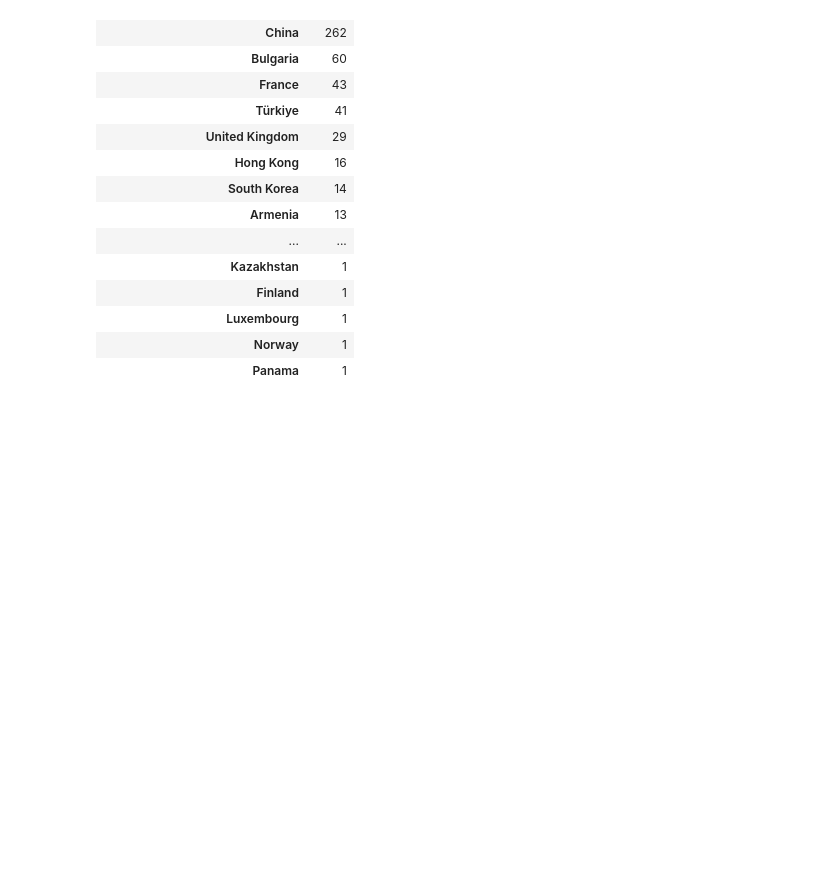
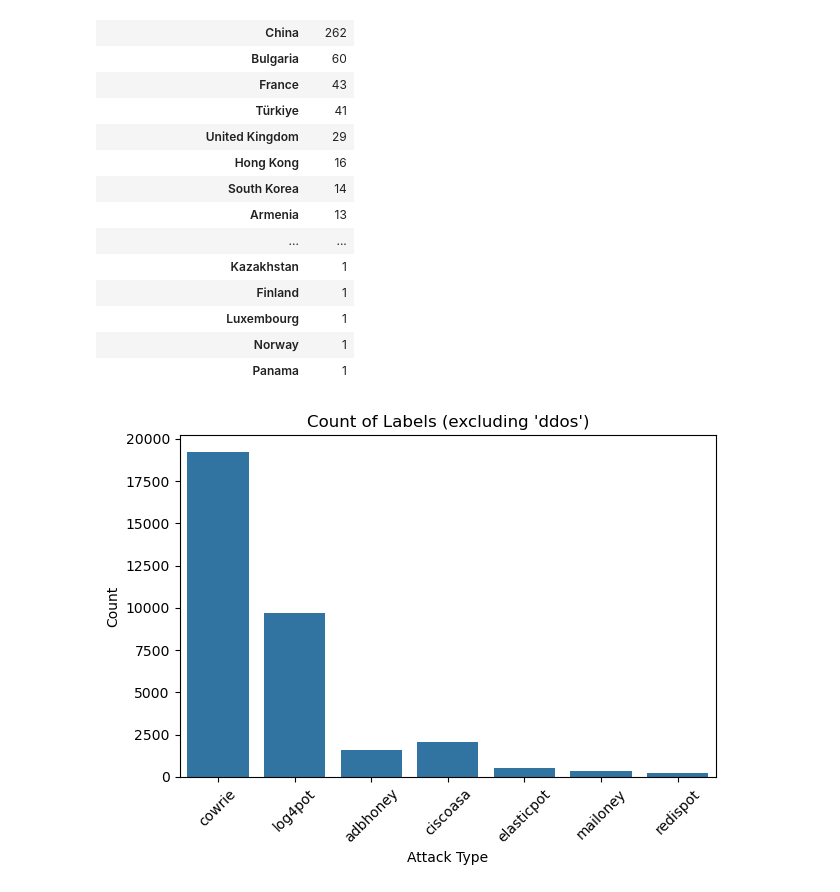
Before and after one commit to Totally-Kyle/The-CyberChase, a Jupyter notebook: EDA.ipynb, the cells around one changed output. Drawn from its saved outputs; the diff is of its cells as text; code cells hidden in the pictures; blank space fills up the shorter version.

```diff
--- a/EDA.ipynb
+++ b/EDA.ipynb
@@ -439,3 +425,21 @@ feb10["Locations"].value_counts().to_frame()
 | Luxembourg | 1 |
 | Norway | 1 |
 | Panama | 1 |
+# %%
+merged_df = pd.read_csv("/Users/sa24/Capstone/The-CyberChase/DATA/feb5-12_merged.csv")
+# %%
+# Filter out rows where label == 'ddos'
+filtered_df = merged_df[merged_df['Label'] != 'ddospot']
+
+
+# Create countplot
+sns.countplot(data=filtered_df, x='Label')
+
+plt.title("Count of Labels (excluding 'ddos')")
+plt.xlabel("Attack Type")
+plt.ylabel("Count")
+plt.xticks(rotation=45)
+plt.tight_layout()
+plt.show()
+# %% [output]
+[figure, added]
```
Also changed, not shown: parts of 3 cells of this notebook, 2 other files.
